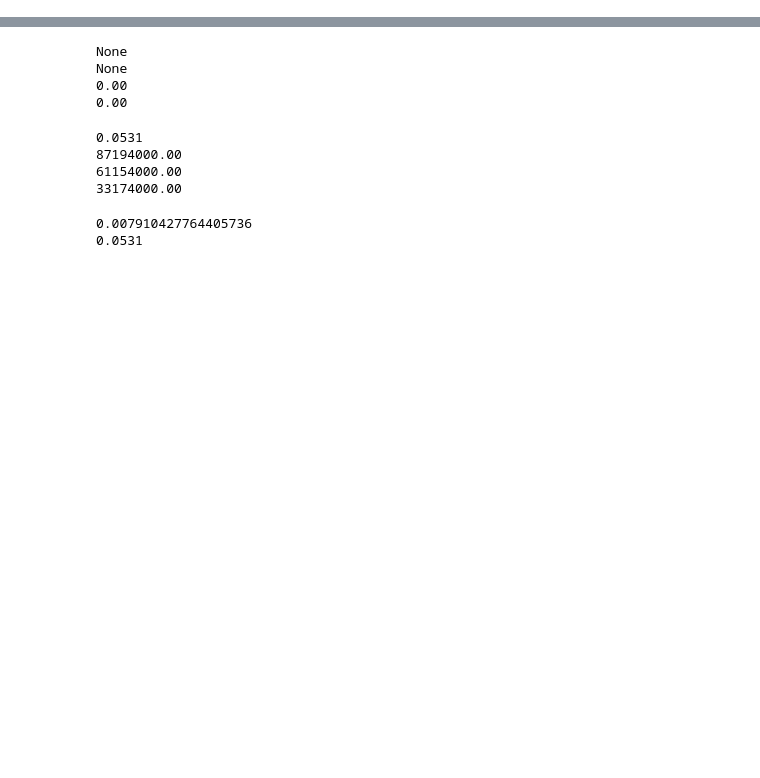
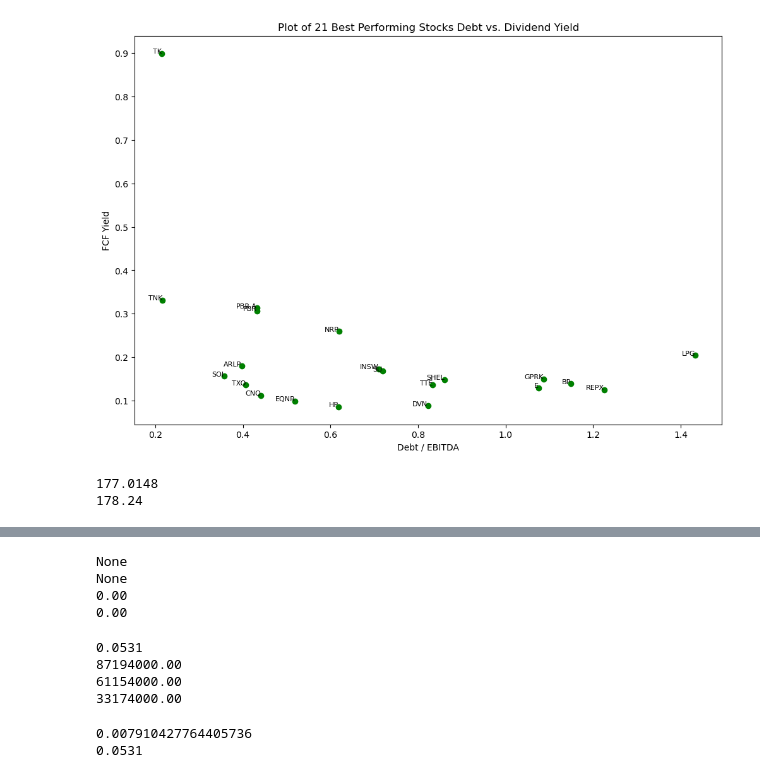
Before and after one commit to AltmanMa/Task_3, a Jupyter notebook: Task3.ipynb, the cells around one changed output, grey strips where cells are left out. Saved outputs shown, nothing was run; the diff lists cells and outputs as text; code cells hidden in the pictures; blank space fills up the shorter version.

```diff
--- a/Task3.ipynb
+++ b/Task3.ipynb
@@ -310,0 +361,14 @@ print(ETprice[0]['close'])
+# %%
+plt.figure(figsize=(12, 8))
+plt.xlabel('Debt / EBITDA')
+plt.ylabel('FCF Yield')
+scatter = plt.scatter(final_selection['Debt'], final_selection['FCF'], c='g')
+
+for i, row in final_selection.iterrows():
+    plt.text(row['Debt'], row['FCF'], row['Code'], fontsize=8, ha='right')
+
+plt.title('Plot of 21 Best Performing Stocks Debt vs. Dividend Yield')
+plt.savefig('Best21_Debt_FCF_fixed.png')
+plt.show()
+# %% [output]
+[figure, added]
@@ -310,0 +380,6 @@ print(ETprice[0]['close'])
+# %%
+print(price[0]['adjusted_close'])
+print(price[0]['close'])
+# %% [output]
+177.0148
+178.24
```
Also changed, not shown: parts of 45 cells of this notebook, 23 other files.
